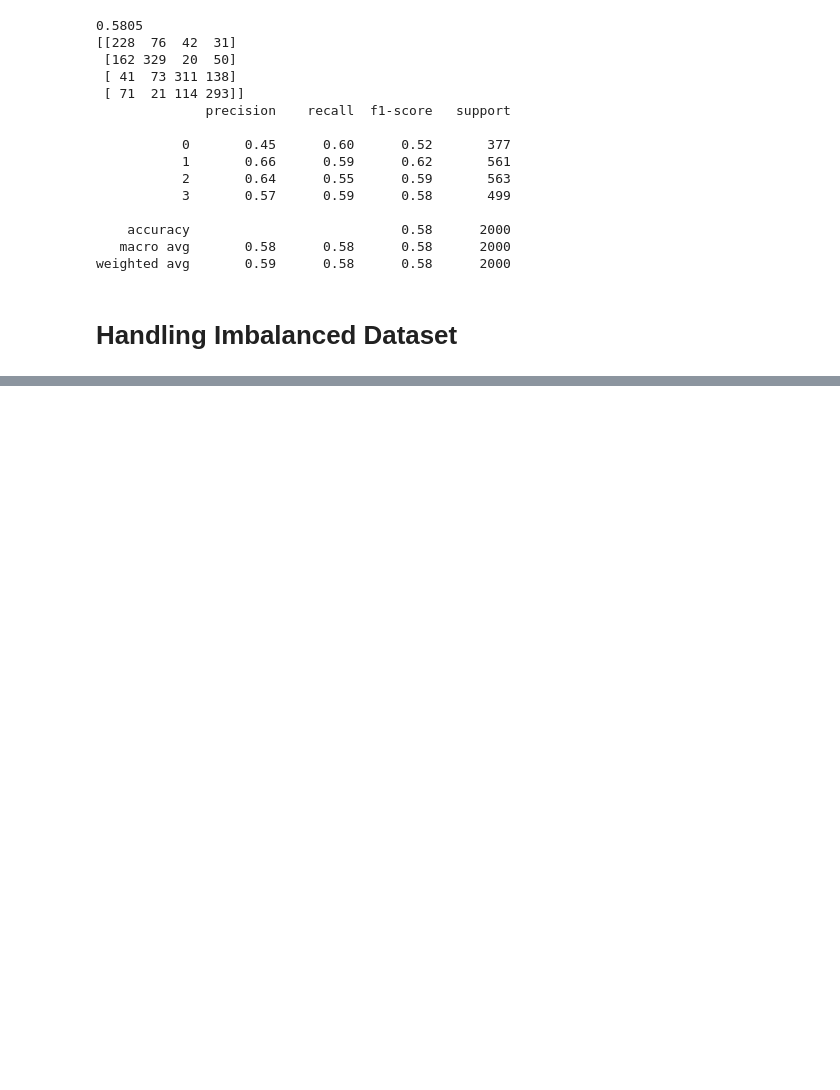
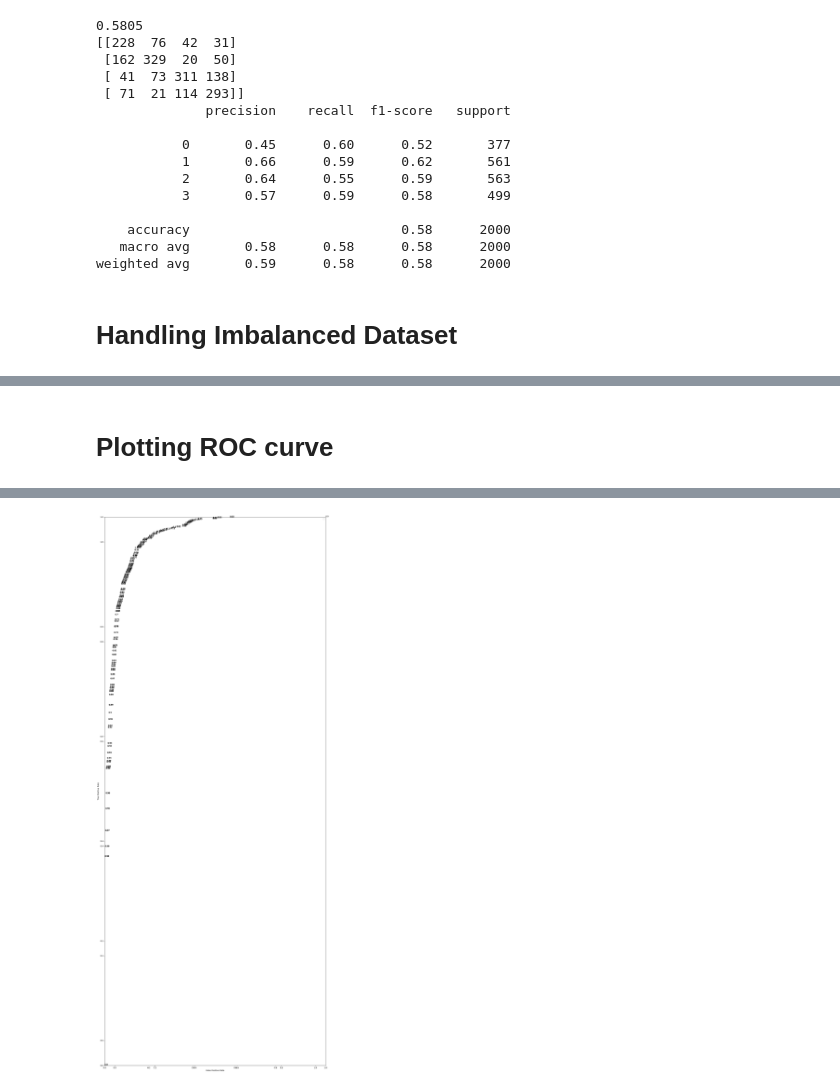
Before and after one commit to Ansumanbhujabal/ML_MLOPS, a Jupyter notebook: Logistic_Regression.ipynb, the cells around one changed output, grey strips where cells are left out. Saved outputs shown, nothing was run; the diff lists cells and outputs as text; code cells hidden in the pictures; blank space fills up the shorter version.

Commit message:
Logistic_Regression added

```diff
--- a/Logistic_Regression.ipynb
+++ b/Logistic_Regression.ipynb
@@ -214,0 +356,3 @@ ValueError: If using all scalar values, you must pass an index
+# %%
+logic=LogisticRegression()
+logic.fit(X_train,y_train)
@@ -214,0 +361,4 @@ ValueError: If using all scalar values, you must pass an index
+# %%
+model_prob=logic.predict_proba(X_test)
+# %%
+model_prob=model_prob[:,1] # for only one +ve value
@@ -214,0 +379,3 @@ ValueError: If using all scalar values, you must pass an index
+# %%
+dummy_fpr,dummy_tpr,_=roc_curve(y_test,dummy_model)
+model_fpr,model_tpr,threshold=roc_curve(y_test,model_prob)
@@ -214,0 +402,16 @@ ValueError: If using all scalar values, you must pass an index
+# %% [markdown]
+# **Plotting ROC curve**
+# %%
+
+import numpy as np
+fig = pyplot.figure(figsize=(20,50))
+pyplot.plot(dummy_fpr, dummy_tpr, linestyle='--', label='Dummy Model')
+pyplot.plot(model_fpr, model_tpr, marker='.', label='Logistic')
+ax = fig.add_subplot(111)
+for xyz in zip(model_fpr, model_tpr,threshold):
+    ax.annotate('%s' % np.round(xyz[2],2), xy=(xyz[0],xyz[1]))
+pyplot.xlabel('False Positive Rate')
+pyplot.ylabel('True Positive Rate')
+pyplot.legend()
+pyplot.show()
+# %% [output]
@@ -214,0 +419 @@ ValueError: If using all scalar values, you must pass an index
+[figure, added]
```
Also changed, not shown: parts of 35 cells of this notebook.
